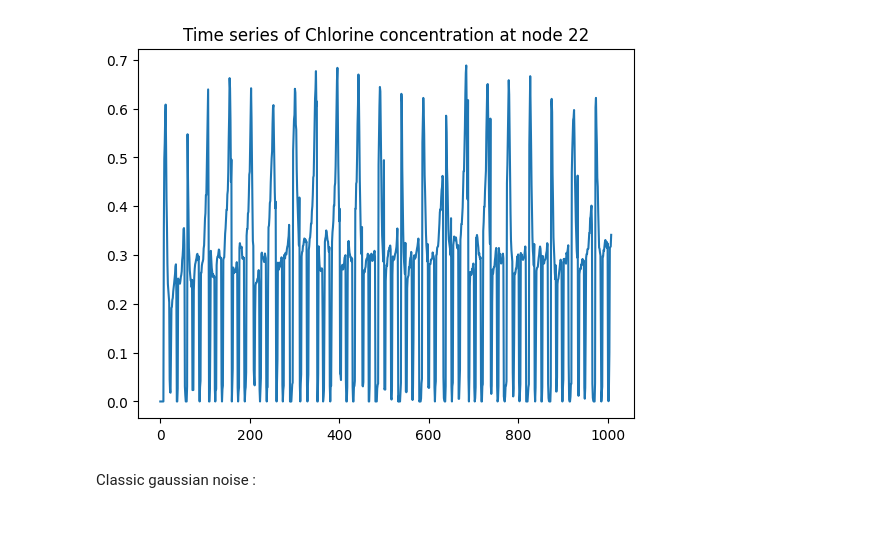
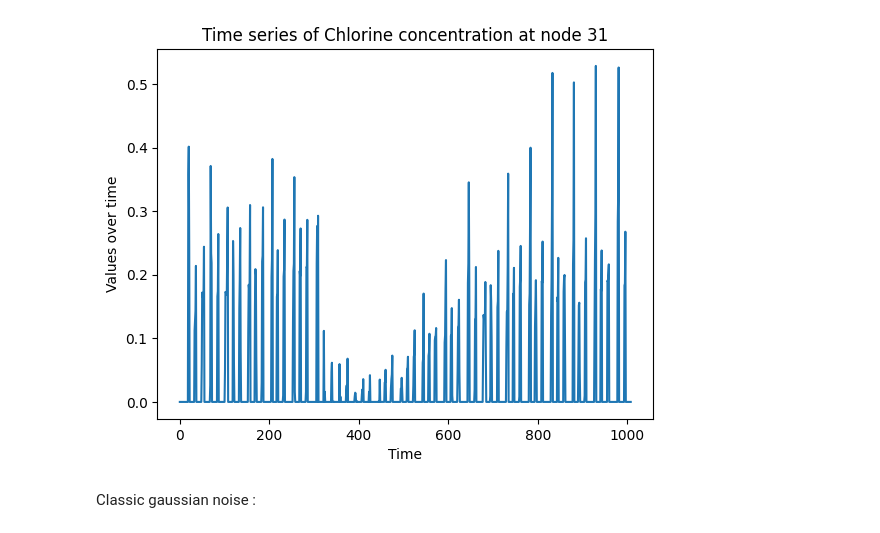
Before and after one commit to elineee/AI-for-Drinking-Water-Chlorination-Challenge-IJCAI-25, a Jupyter notebook: data/data_transformation.ipynb, the cells around one changed output. Drawn from its saved outputs; the diff is of its cells as text; code cells hidden in the pictures.

```diff
--- a/data/data_transformation.ipynb
+++ b/data/data_transformation.ipynb
@@ -1,28 +1,28 @@
 # %%
 import pandas as pd
 import matplotlib.pyplot as plt
-# df = pd.read_csv(".\\data_arsenic\\scada_data_conta_22_train_7.csv")
-df_2 = pd.read_csv(".\\data_arsenic\\scada_data_clean_1.csv")
+df = pd.read_csv(".\\data_arsenic\\scada_data_conta_22_test_2.csv")
+#df_2 = pd.read_csv(".\\data_arsenic\\scada_data_clean_1.csv")
 # df = pd.read_csv(".\\data_arsenic\\scada_data_clean_1.csv")
-# df_2 = pd.read_csv(".\\data_arsenic\\scada_data_conta_node_423_test_3.csv")
+#df_2 = pd.read_csv(".\\data_arsenic\\scada_data_conta_node_423_test_1.csv")
 
 node_id = "dist423"
 column_name = f"bulk_species_node [MG] at Chlorine @ {node_id}"
 
 def plot_time_series(df, node):
     column_name_cl = f"bulk_species_node [MG] at Chlorine @ {node}"
     if column_name_cl in df.columns:
         df[column_name_cl].plot(title=f"Time series of Chlorine concentration at node {node}")
         # add labels
         plt.xlabel("Time")
         plt.ylabel("Values over time")
     else:
         print(f"Column {column_name_cl} not found in DataFrame.")
 
 # plot_time_series(df, "22")
-plot_time_series(df_2, "22")
+plot_time_series(df, "31")
 # %% [output]
-[figure, old version]
+[figure, new version]
 # %% [markdown]
 Classic gaussian noise :
 # %%
```
Also changed, not shown: 20 other files.
